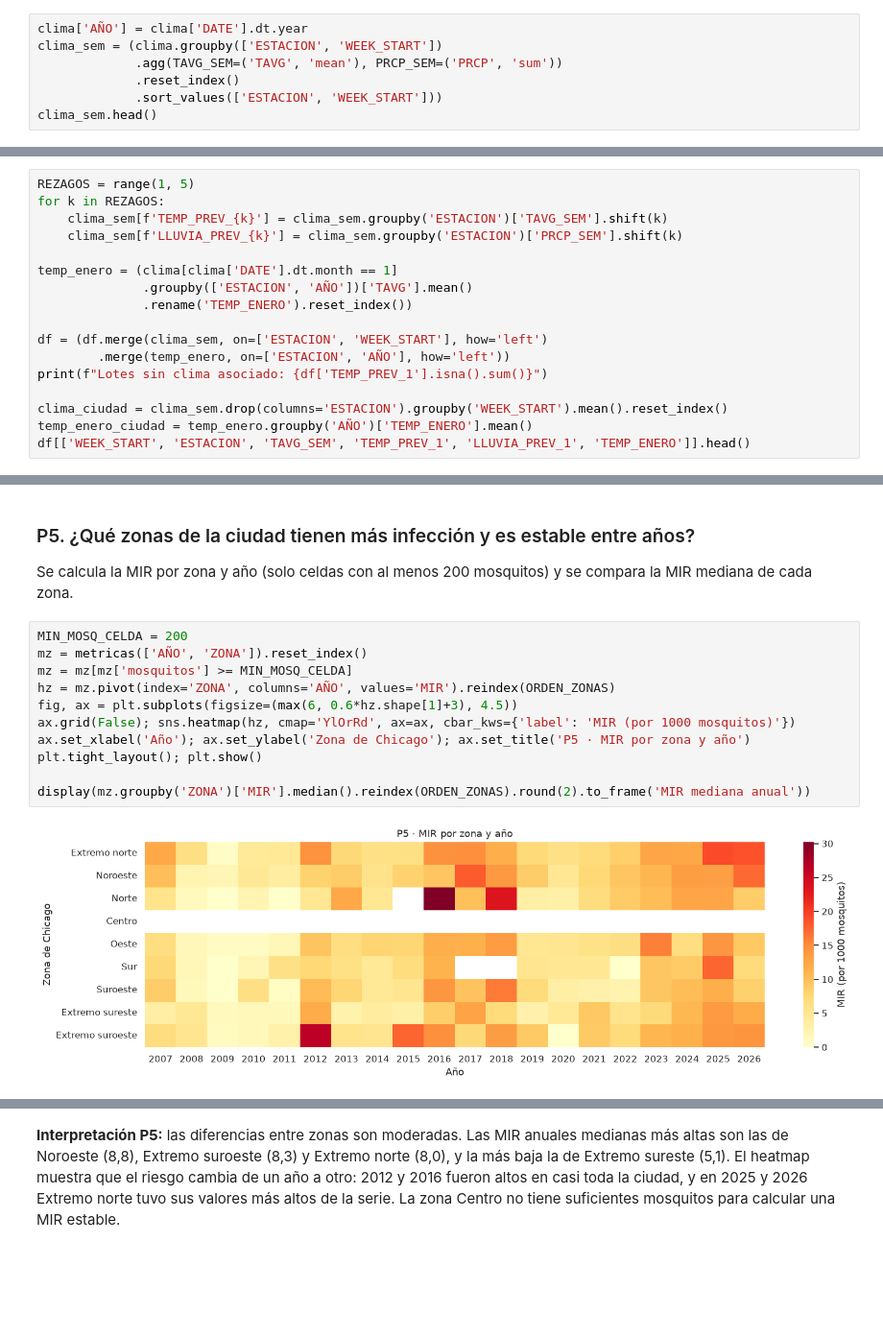
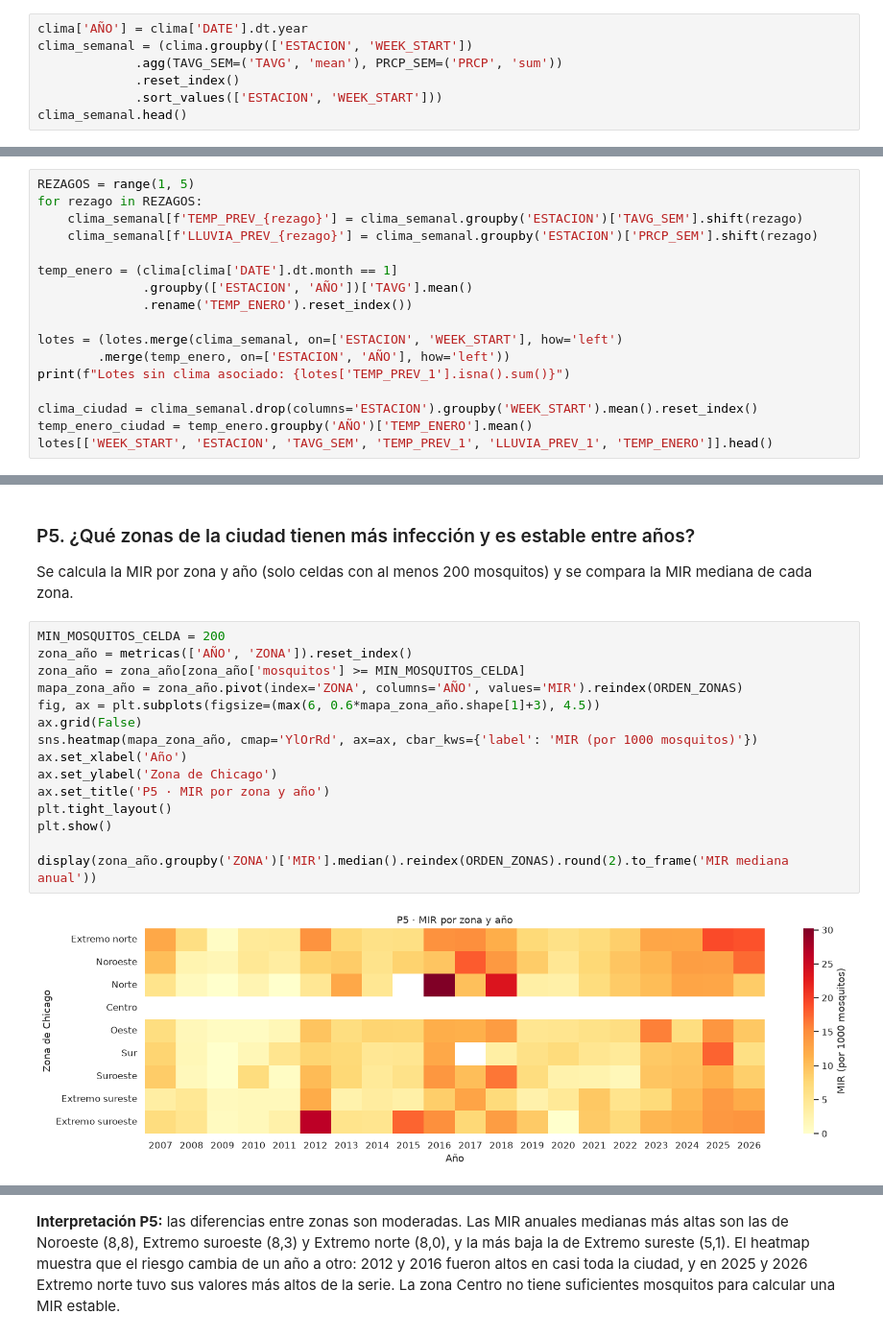
Before and after one commit to salva1984/icd, a Jupyter notebook: proyecto_wnv.ipynb, the cells around one changed output, grey strips where cells are left out. Shown at 96% size. Cells and saved outputs as stored; diff of their text form; blank space fills up the shorter version.

```diff
--- a/proyecto_wnv.ipynb
+++ b/proyecto_wnv.ipynb
@@ -388,11 +395,11 @@ Celdas útiles faltantes (AWND, PRCP, TMAX, TMIN): 18 de 58,048 = 0.03 %  |  col
 La temperatura semanal es el promedio de las siete medias diarias y la lluvia semanal es la suma de los siete días, igual que en Karki et al. (2020). Con estas series se construyen las features climáticas de la sección 6.
 # %%
 clima['AÑO'] = clima['DATE'].dt.year
-clima_sem = (clima.groupby(['ESTACION', 'WEEK_START'])
+clima_semanal = (clima.groupby(['ESTACION', 'WEEK_START'])
              .agg(TAVG_SEM=('TAVG', 'mean'), PRCP_SEM=('PRCP', 'sum'))
              .reset_index()
              .sort_values(['ESTACION', 'WEEK_START']))
-clima_sem.head()
+clima_semanal.head()
 # %% [output]
 |  | ESTACION | WEEK_START | TAVG_SEM | PRCP_SEM |
 | 0 | Midway | 2006-12-31 | 5.708333 | 37.4 |
@@ -493,21 +503,21 @@ df[['AÑO','WEEK','ESPECIE','NUMBER OF MOSQUITOES','POSITIVO','FASE','RANGO_LOTE
 Se calculan sobre la serie semanal completa de cada estación antes de unirlas a los lotes. Así el rezago de una semana es siempre la semana calendario anterior, aunque esa semana no haya tenido muestreo.
 # %%
 REZAGOS = range(1, 5)
-for k in REZAGOS:
-    clima_sem[f'TEMP_PREV_{k}'] = clima_sem.groupby('ESTACION')['TAVG_SEM'].shift(k)
-    clima_sem[f'LLUVIA_PREV_{k}'] = clima_sem.groupby('ESTACION')['PRCP_SEM'].shift(k)
+for rezago in REZAGOS:
+    clima_semanal[f'TEMP_PREV_{rezago}'] = clima_semanal.groupby('ESTACION')['TAVG_SEM'].shift(rezago)
+    clima_semanal[f'LLUVIA_PREV_{rezago}'] = clima_semanal.groupby('ESTACION')['PRCP_SEM'].shift(rezago)
 
 temp_enero = (clima[clima['DATE'].dt.month == 1]
               .groupby(['ESTACION', 'AÑO'])['TAVG'].mean()
               .rename('TEMP_ENERO').reset_index())
 
-df = (df.merge(clima_sem, on=['ESTACION', 'WEEK_START'], how='left')
+lotes = (lotes.merge(clima_semanal, on=['ESTACION', 'WEEK_START'], how='left')
         .merge(temp_enero, on=['ESTACION', 'AÑO'], how='left'))
-print(f"Lotes sin clima asociado: {df['TEMP_PREV_1'].isna().sum()}")
+print(f"Lotes sin clima asociado: {lotes['TEMP_PREV_1'].isna().sum()}")
 
-clima_ciudad = clima_sem.drop(columns='ESTACION').groupby('WEEK_START').mean().reset_index()
+clima_ciudad = clima_semanal.drop(columns='ESTACION').groupby('WEEK_START').mean().reset_index()
 temp_enero_ciudad = temp_enero.groupby('AÑO')['TEMP_ENERO'].mean()
-df[['WEEK_START', 'ESTACION', 'TAVG_SEM', 'TEMP_PREV_1', 'LLUVIA_PREV_1', 'TEMP_ENERO']].head()
+lotes[['WEEK_START', 'ESTACION', 'TAVG_SEM', 'TEMP_PREV_1', 'LLUVIA_PREV_1', 'TEMP_ENERO']].head()
 # %% [output]
 Lotes sin clima asociado: 0
 |  | WEEK_START | ESTACION | TAVG_SEM | TEMP_PREV_1 | LLUVIA_PREV_1 | TEMP_ENERO |
@@ -783,18 +810,22 @@ Spearman abundancia vs. MIR en la misma semana: rho = 0.256
 ### P5. ¿Qué zonas de la ciudad tienen más infección y es estable entre años?
 Se calcula la MIR por zona y año (solo celdas con al menos 200 mosquitos) y se compara la MIR mediana de cada zona.
 # %%
-MIN_MOSQ_CELDA = 200
-mz = metricas(['AÑO', 'ZONA']).reset_index()
-mz = mz[mz['mosquitos'] >= MIN_MOSQ_CELDA]
-hz = mz.pivot(index='ZONA', columns='AÑO', values='MIR').reindex(ORDEN_ZONAS)
-fig, ax = plt.subplots(figsize=(max(6, 0.6*hz.shape[1]+3), 4.5))
-ax.grid(False); sns.heatmap(hz, cmap='YlOrRd', ax=ax, cbar_kws={'label': 'MIR (por 1000 mosquitos)'})
-ax.set_xlabel('Año'); ax.set_ylabel('Zona de Chicago'); ax.set_title('P5 · MIR por zona y año')
-plt.tight_layout(); plt.show()
+MIN_MOSQUITOS_CELDA = 200
+zona_año = metricas(['AÑO', 'ZONA']).reset_index()
+zona_año = zona_año[zona_año['mosquitos'] >= MIN_MOSQUITOS_CELDA]
+mapa_zona_año = zona_año.pivot(index='ZONA', columns='AÑO', values='MIR').reindex(ORDEN_ZONAS)
+fig, ax = plt.subplots(figsize=(max(6, 0.6*mapa_zona_año.shape[1]+3), 4.5))
+ax.grid(False)
+sns.heatmap(mapa_zona_año, cmap='YlOrRd', ax=ax, cbar_kws={'label': 'MIR (por 1000 mosquitos)'})
+ax.set_xlabel('Año')
+ax.set_ylabel('Zona de Chicago')
+ax.set_title('P5 · MIR por zona y año')
+plt.tight_layout()
+plt.show()
 
-display(mz.groupby('ZONA')['MIR'].median().reindex(ORDEN_ZONAS).round(2).to_frame('MIR mediana anual'))
+display(zona_año.groupby('ZONA')['MIR'].median().reindex(ORDEN_ZONAS).round(2).to_frame('MIR mediana anual'))
 # %% [output]
-[figure, old version]
+[figure, new version]
 |  | MIR mediana anual |
 | ZONA |  |
 | Extremo norte | 8.03 |
```
Also changed, not shown: parts of 73 cells of this notebook, 2 other files.
